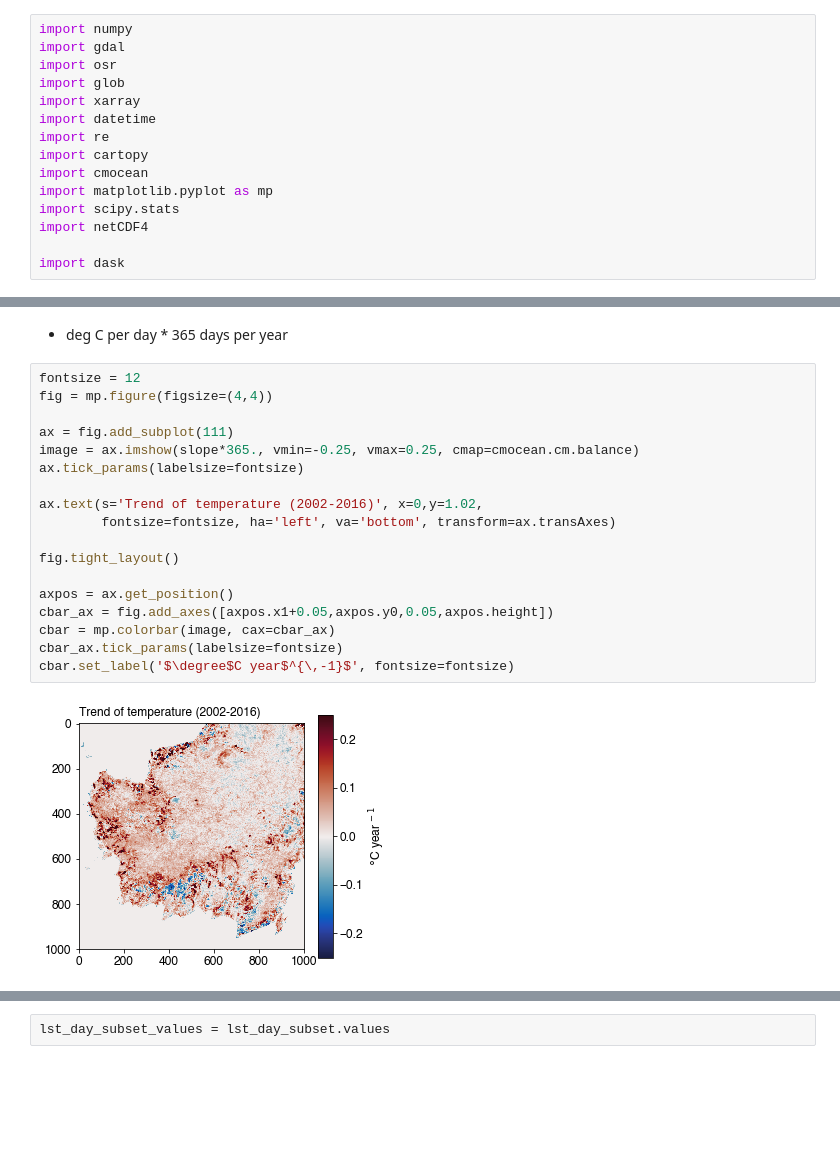
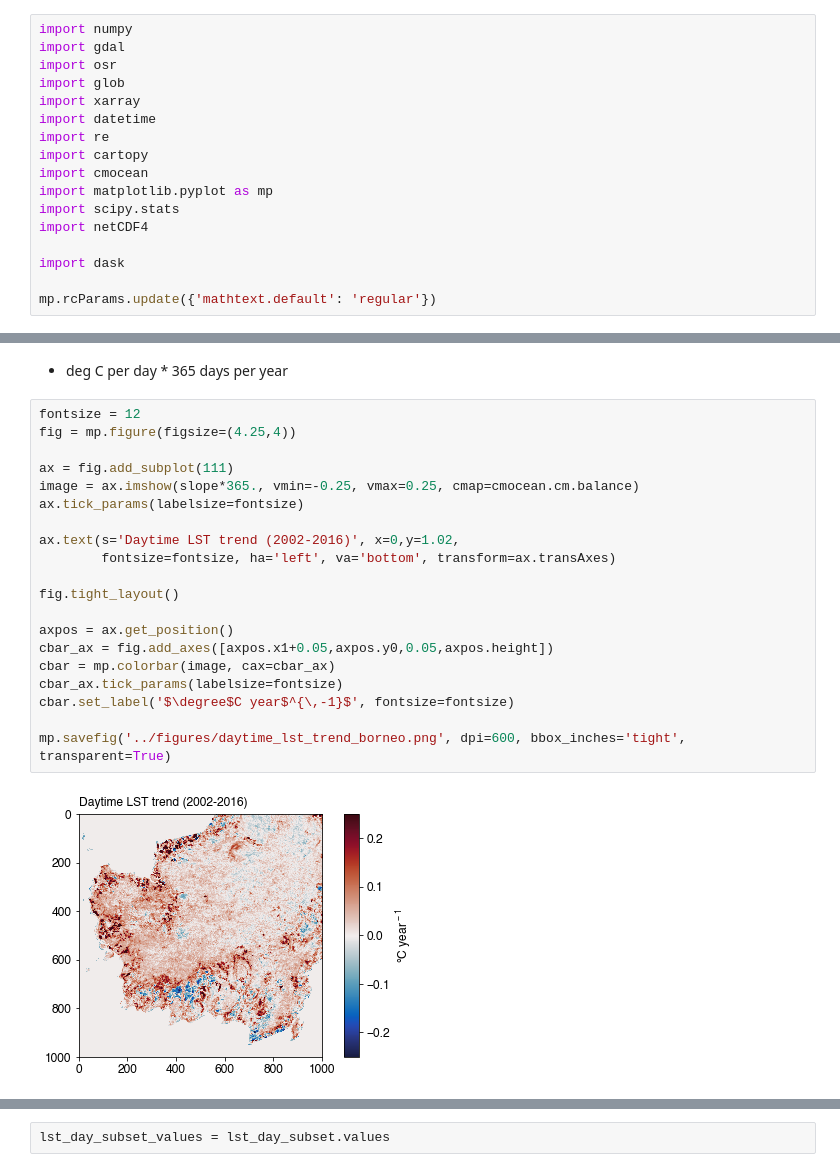
Before and after one commit to bairdlangenbrunner/indonesia-analysis, a Jupyter notebook: notebook-files/analyzing_modis_8day_LST_file_ANALYZE.ipynb, the cells around one changed output, grey strips where cells are left out. Saved outputs shown, nothing was run; the diff lists cells and outputs as text; blank space fills up the shorter version.

```diff
--- a/notebook-files/analyzing_modis_8day_LST_file_ANALYZE.ipynb
+++ b/notebook-files/analyzing_modis_8day_LST_file_ANALYZE.ipynb
@@ -15,6 +15,8 @@ import scipy.stats
 import netCDF4
 
 import dask
+
+mp.rcParams.update({'mathtext.default': 'regular'})
 # %% [markdown]
 open all files as a separate gdal dataset
 
@@ -73,21 +75,23 @@ for i in range(1000):
 * deg C per day * 365 days per year
 # %%
 fontsize = 12
-fig = mp.figure(figsize=(4,4))
+fig = mp.figure(figsize=(4.25,4))
 
 ax = fig.add_subplot(111)
 image = ax.imshow(slope*365., vmin=-0.25, vmax=0.25, cmap=cmocean.cm.balance)
 ax.tick_params(labelsize=fontsize)
 
-ax.text(s='Trend of temperature (2002-2016)', x=0,y=1.02,
+ax.text(s='Daytime LST trend (2002-2016)', x=0,y=1.02,
         fontsize=fontsize, ha='left', va='bottom', transform=ax.transAxes)
 
 fig.tight_layout()
 
 axpos = ax.get_position()
 cbar_ax = fig.add_axes([axpos.x1+0.05,axpos.y0,0.05,axpos.height])
 cbar = mp.colorbar(image, cax=cbar_ax)
 cbar_ax.tick_params(labelsize=fontsize)
 cbar.set_label('$\degree$C year$^{\,-1}$', fontsize=fontsize)
+
+mp.savefig('../figures/daytime_lst_trend_borneo.png', dpi=600, bbox_inches='tight', transparent=True)
 # %% [output]
-[figure, old version]
+[figure, new version]
```
Also changed, not shown: parts of 1 cell of this notebook, 1 other file.
